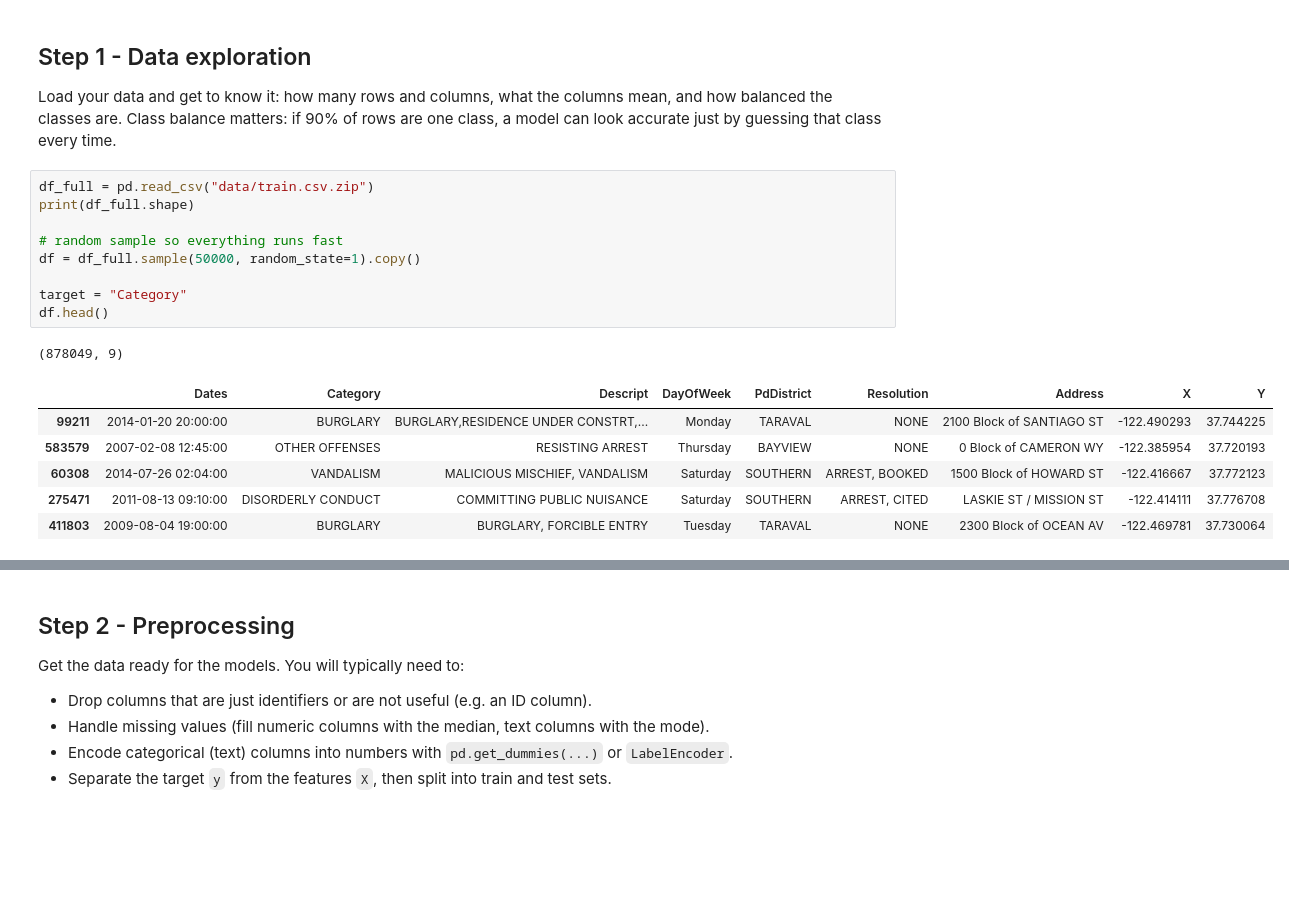
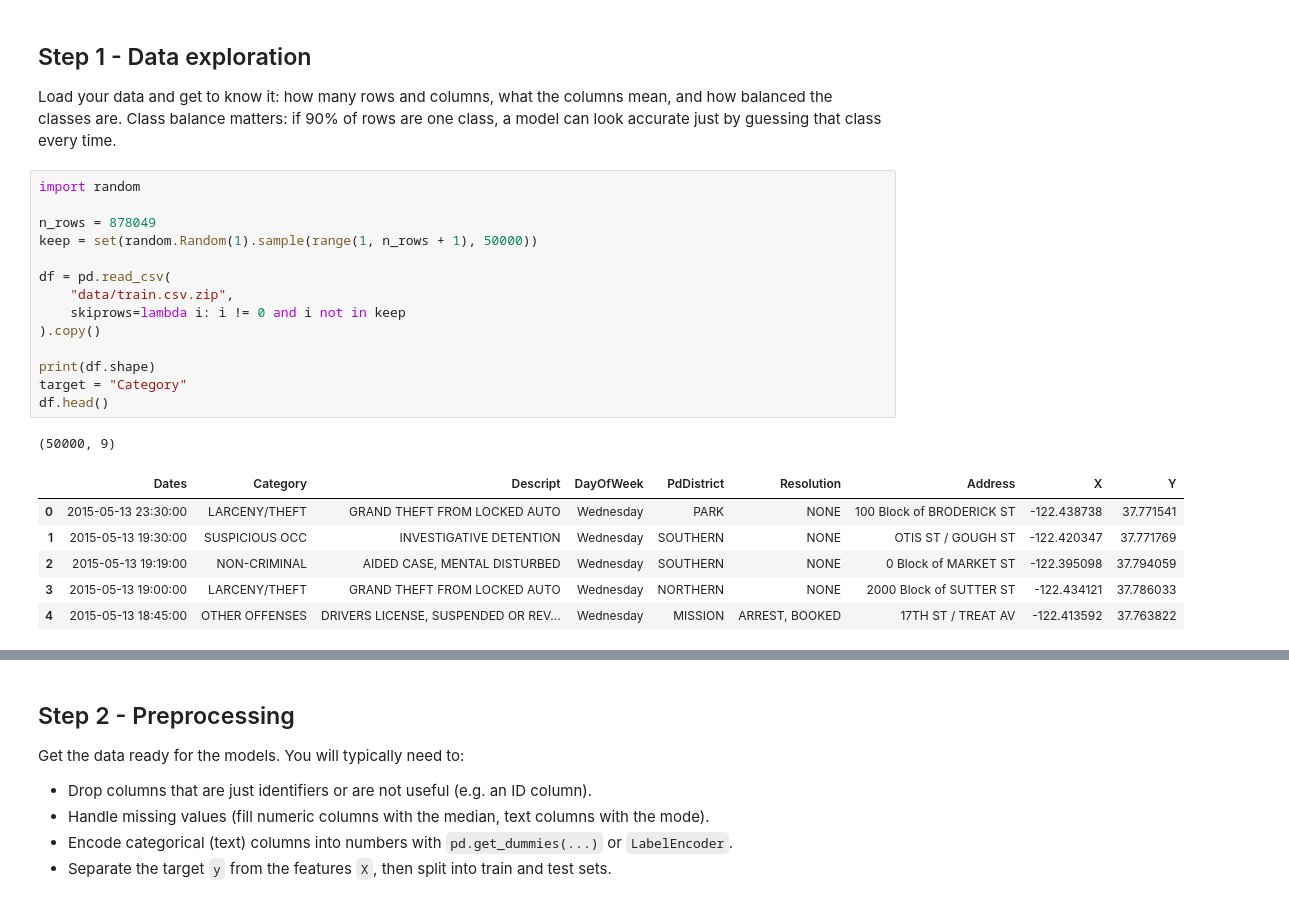
Before and after one commit to RealCodingGeeker/Assignment-7, a Jupyter notebook: Assignment/Assignment 7.ipynb, the cells around one changed output, grey strips where cells are left out. Cells and saved outputs as stored; diff of their text form; blank space fills up the shorter version.

```diff
--- a/Assignment/Assignment 7.ipynb
+++ b/Assignment/Assignment 7.ipynb
@@ -79,22 +79,27 @@ Load your data and get to know it: how many rows and columns, what the columns m
 how balanced the classes are. Class balance matters: if 90% of rows are one class, a model
 can look accurate just by guessing that class every time.
 # %%
-df_full = pd.read_csv("data/train.csv.zip")
-print(df_full.shape)
+import random
 
-# random sample so everything runs fast
-df = df_full.sample(50000, random_state=1).copy()
+n_rows = 878049
+keep = set(random.Random(1).sample(range(1, n_rows + 1), 50000))
 
+df = pd.read_csv(
+    "data/train.csv.zip",
+    skiprows=lambda i: i != 0 and i not in keep
+).copy()
+
+print(df.shape)
 target = "Category"
 df.head()
 # %% [output]
-(878049, 9)
+(50000, 9)
 |  | Dates | Category | Descript | DayOfWeek | PdDistrict | Resolution | Address | X | Y |
-| 99211 | 2014-01-20 20:00:00 | BURGLARY | BURGLARY,RESIDENCE UNDER CONSTRT,... | Monday | TARAVAL | NONE | 2100 Block of SANTIAGO ST | -122.490293 | 37.744225 |
-| 583579 | 2007-02-08 12:45:00 | OTHER OFFENSES | RESISTING ARREST | Thursday | BAYVIEW | NONE | 0 Block of CAMERON WY | -122.385954 | 37.720193 |
-| 60308 | 2014-07-26 02:04:00 | VANDALISM | MALICIOUS MISCHIEF, VANDALISM | Saturday | SOUTHERN | ARREST, BOOKED | 1500 Block of HOWARD ST | -122.416667 | 37.772123 |
-| 275471 | 2011-08-13 09:10:00 | DISORDERLY CONDUCT | COMMITTING PUBLIC NUISANCE | Saturday | SOUTHERN | ARREST, CITED | LASKIE ST / MISSION ST | -122.414111 | 37.776708 |
-| 411803 | 2009-08-04 19:00:00 | BURGLARY | BURGLARY, FORCIBLE ENTRY | Tuesday | TARAVAL | NONE | 2300 Block of OCEAN AV | -122.469781 | 37.730064 |
+| 0 | 2015-05-13 23:30:00 | LARCENY/THEFT | GRAND THEFT FROM LOCKED AUTO | Wednesday | PARK | NONE | 100 Block of BRODERICK ST | -122.438738 | 37.771541 |
+| 1 | 2015-05-13 19:30:00 | SUSPICIOUS OCC | INVESTIGATIVE DETENTION | Wednesday | SOUTHERN | NONE | OTIS ST / GOUGH ST | -122.420347 | 37.771769 |
+| 2 | 2015-05-13 19:19:00 | NON-CRIMINAL | AIDED CASE, MENTAL DISTURBED | Wednesday | SOUTHERN | NONE | 0 Block of MARKET ST | -122.395098 | 37.794059 |
+| 3 | 2015-05-13 19:00:00 | LARCENY/THEFT | GRAND THEFT FROM LOCKED AUTO | Wednesday | NORTHERN | NONE | 2000 Block of SUTTER ST | -122.434121 | 37.786033 |
+| 4 | 2015-05-13 18:45:00 | OTHER OFFENSES | DRIVERS LICENSE, SUSPENDED OR REV... | Wednesday | MISSION | ARREST, BOOKED | 17TH ST / TREAT AV | -122.413592 | 37.763822 |
 # %%
 # TODO: explore the data
 # Hint: df.shape, df.info(), and df[target].value_counts()
```
Also changed, not shown: parts of 7 cells of this notebook.
